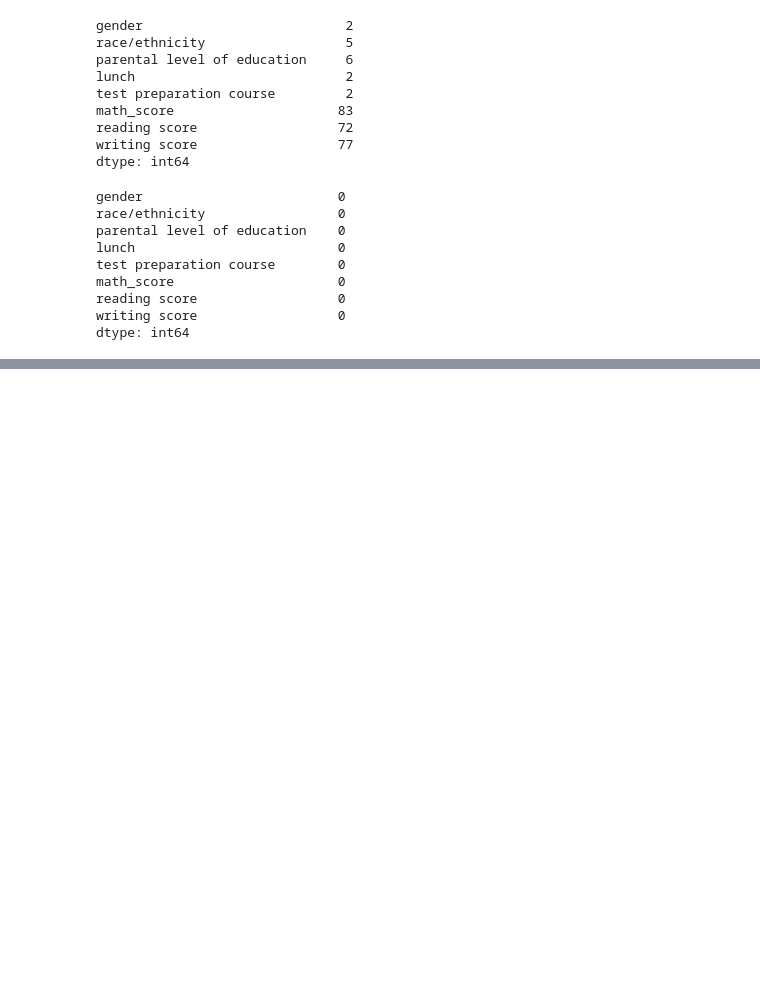
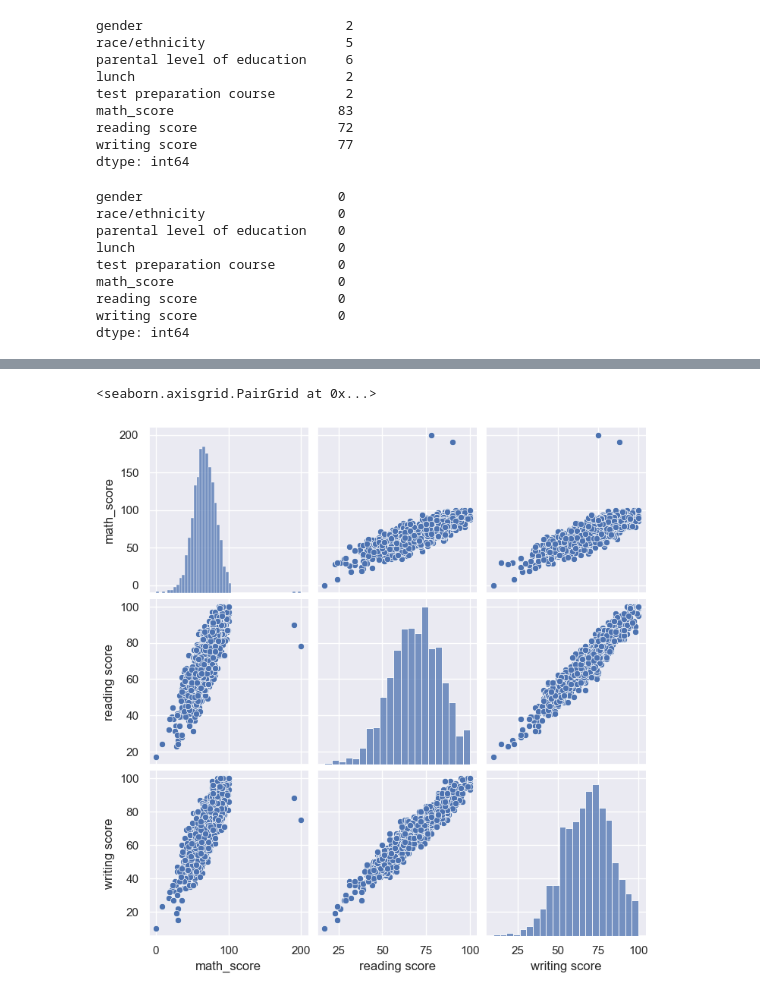
Before and after one commit to yakinamaharjan/trainee, a Jupyter notebook: notes/9.eda.ipynb, the cells around one changed output, grey strips where cells are left out. Drawn from its saved outputs; the diff is of its cells as text; code cells hidden in the pictures; blank space fills up the shorter version.

```diff
--- a/notes/9.eda.ipynb
+++ b/notes/9.eda.ipynb
@@ -70,0 +82,5 @@ dtype: int64
+# %%
+sns.pairplot(df2)
+# %% [output]
+<seaborn.axisgrid.PairGrid at 0x...>
+[figure, added]
```
Also changed, not shown: parts of 5 cells of this notebook, 1 other file.
